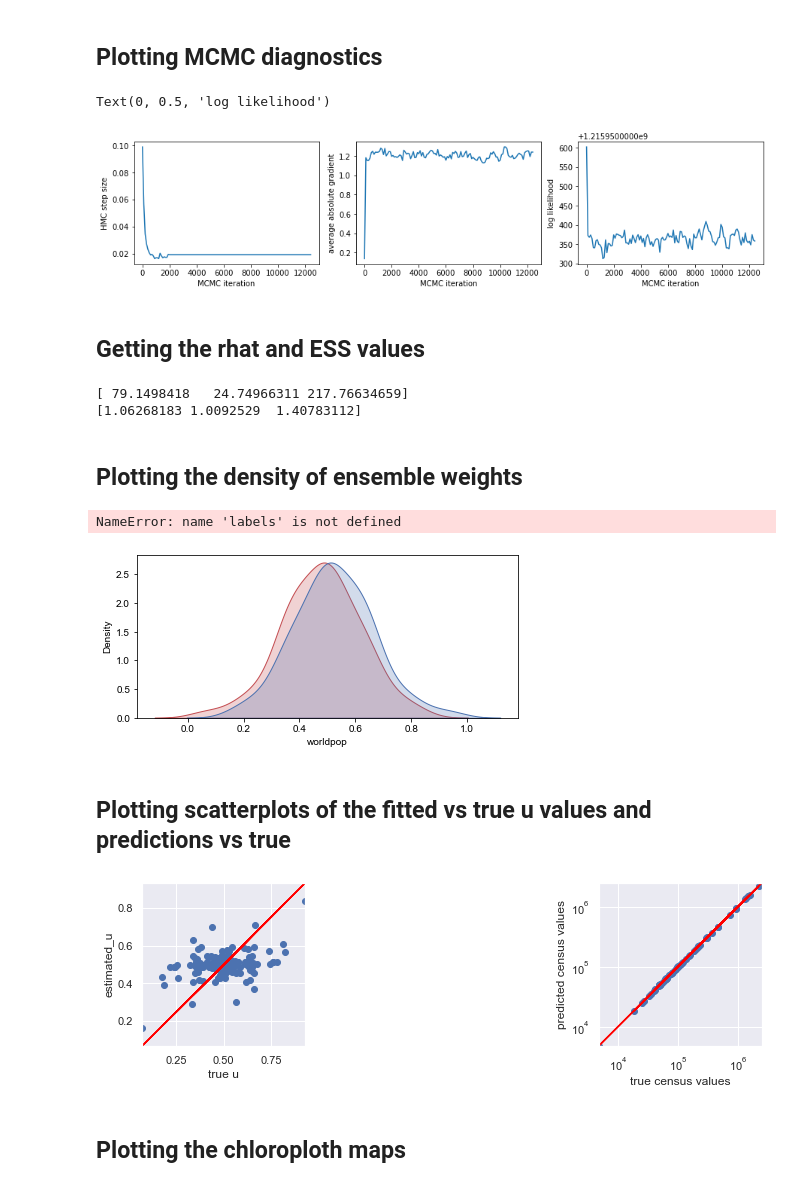
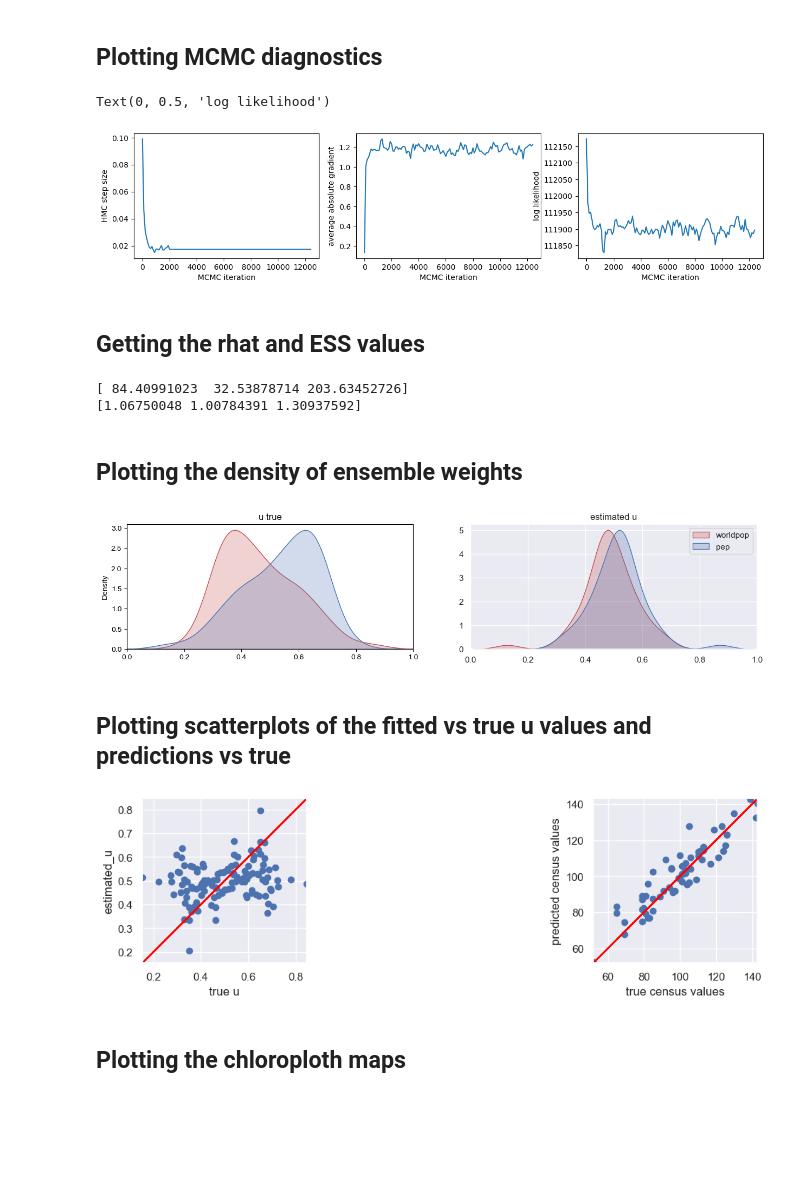
Before and after one commit to nickblink/pop_ensemble, a Jupyter notebook: code/train2010 - CAR.ipynb, the cells around one changed output. Saved outputs shown, nothing was run; the diff lists cells and outputs as text; code cells hidden in the pictures; blank space fills up the shorter version.

```diff
--- a/code/train2010 - CAR.ipynb
+++ b/code/train2010 - CAR.ipynb
@@ -35,7 +35,7 @@ DEFAULT_MCMC_CONFIG = dict(step_size=mcmc_step_size,
 #### Running with HMC
 # %%
 mcmc_config = DEFAULT_MCMC_CONFIG.copy()
-mcmc_config.update(dict(burnin = 2_500, num_steps = 12_500, nchain = 5,
+mcmc_config.update(dict(burnin = 0, num_steps = 12_500, nchain = 5,
                         kernel_type = 'hmc', step_adaptor_type = 'simple'))
 mcmc_config
 # %% [output]
@@ -123,9 +123,9 @@ with open(local_dir + 'CAR_samples_NY_n10000_realdata_fl64_2models_June282023.pi
 # %% [markdown]
 ### Loading results and analyzing
 # %%
-#local_dir = 'C:/Users/Admin-Dell/Dropbox/Nick_Cranston/HSPH/Research/Nethery Project/Data/'
-local_dir = 'C:/Users/nickl/Dropbox/Nick_Cranston/HSPH/Research/Nethery Project/Data/'
-file = local_dir + 'CAR_samples_NY_n10000_realdata_fl64_2models_June282023.pickle'
+local_dir = 'C:/Users/Admin-Dell/Dropbox/Nick_Cranston/HSPH/Research/Nethery Project/Data/'
+#local_dir = 'C:/Users/nickl/Dropbox/Nick_Cranston/HSPH/Research/Nethery Project/Data/'
+file = local_dir + 'CAR_samples_NY_n10000_fakedata_2models_June292023.pickle'
 with open(file, "rb") as input_file:
      #CAR_samples, chain_samples, sampler_stat, mcmc_config, phi_true, u_true, data_sub = pickle.load(input_file)
     res_dict = pickle.load(input_file)
@@ -167,7 +189,7 @@ plt.xlabel('MCMC iteration')
 plt.ylabel('log likelihood')
 # %% [output]
 Text(0, 0.5, 'log likelihood')
-[figure, old version]
+[figure, new version]
 # %% [markdown]
 ## Getting the rhat and ESS values
 # %%
@@ -177,8 +199,8 @@ rhat = tfp.mcmc.potential_scale_reduction(res_dict['chain_samples'], independent
 print(np.quantile(ESS, [0.5, 0.025, 0.975]))
 print(np.quantile(rhat, [0.5, 0.025, 0.975]))
 # %% [output]
-[ 79.1498418   24.74966311 217.76634659]
-[1.06268183 1.0092529  1.40783112]
+[ 84.40991023  32.53878714 203.63452726]
+[1.06750048 1.00784391 1.30937592]
 # %% [markdown]
 ## Plotting the density of ensemble weights
 # %%
@@ -190,36 +212,35 @@ fig = plt.figure()
 ## The true u plot
 plt.subplot(1, 2, 1)
 
 CAR_df = pd.DataFrame(res_dict['u_true'][0,:,:], columns = res_dict['models'])
 sns.set(style="darkgrid")
 tt = sns.kdeplot(CAR_df['worldpop'], shade=True, color="r", label = 'worldpop')
 tt = sns.kdeplot(CAR_df["pep"], shade=True, color="b", label = 'pep')
-plt.ylabel(labels[pivot_DGP + 1])
+#plt.ylabel(labels[pivot_DGP + 1])
 plt.xlabel('')
 plt.xlim(0,1)
 plt.title('u true')
 
 ## The estimated u plot
 CAR_ensemble_phis = tf.reduce_mean(res_dict['CAR_samples'][0], axis = 2).numpy()
 u = phi_to_u(CAR_ensemble_phis, pivot = pivot_fit)
 CAR_df = pd.DataFrame(u, columns = models)
 
 plt.subplot(1, 2, 2)
 sns.set(style="darkgrid")
 tt = sns.kdeplot(CAR_df['worldpop'], shade=True, color="r", label = 'worldpop')
 tt = sns.kdeplot(CAR_df["pep"], shade=True, color="b", label = 'pep')
 #tt = sns.kdeplot(CAR_df["worldpop"], shade=True, color="g", label = 'worldpop')
 #plt.legend()
 plt.xlabel('')
 plt.ylabel('')
 plt.xlim(0,1)
 plt.title('estimated u')
 
 plt.legend()
 plt.show()
 # %% [output]
-NameError: name 'labels' is not defined
-[figure, old version]
+[figure, new version]
 # %% [markdown]
 ## Plotting scatterplots of the fitted vs true u values and predictions vs true
 # %%
@@ -280,8 +301,8 @@ plt.xlim([min([min(x), min(y)]), max([max(x), max(y)])])
 plt.ylim([min([min(x), min(y)]), max([max(x), max(y)])])
 ax = plt.gca()
 ax.set_aspect('equal', adjustable='box')
-ax.set_xscale("log")
-ax.set_yscale("log")
+#ax.set_xscale("log")
+#ax.set_yscale("log")
 
 ## obtain m (slope) and b(intercept) of linear regression line
 m, b = np.polyfit(x, y, 1)
@@ -292,7 +313,7 @@ plt.plot(x, x, color = 'red')
 
 plt.show()
 # %% [output]
-[figure, old version]
+[figure, new version]
 # %% [markdown]
 ## Plotting the chloroploth maps
 # %%
```
Also changed, not shown: parts of 7 cells of this notebook, 1 other file.
